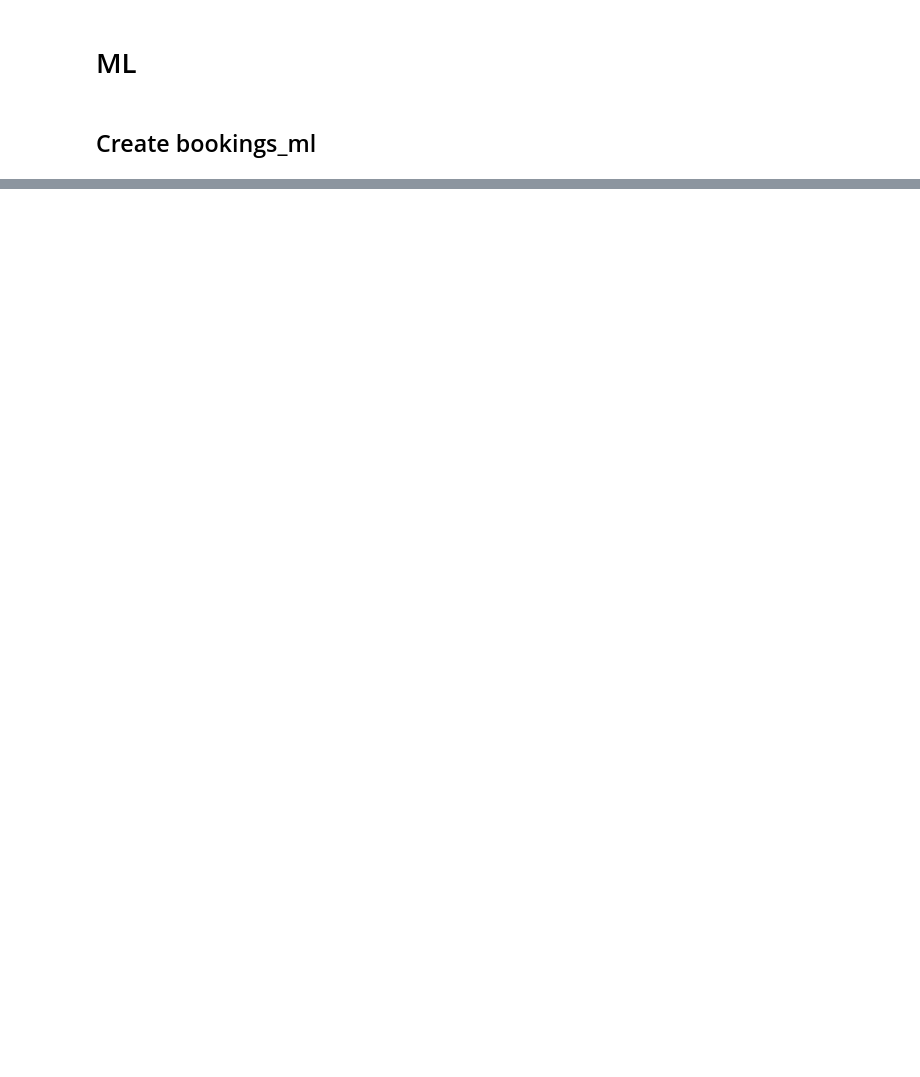
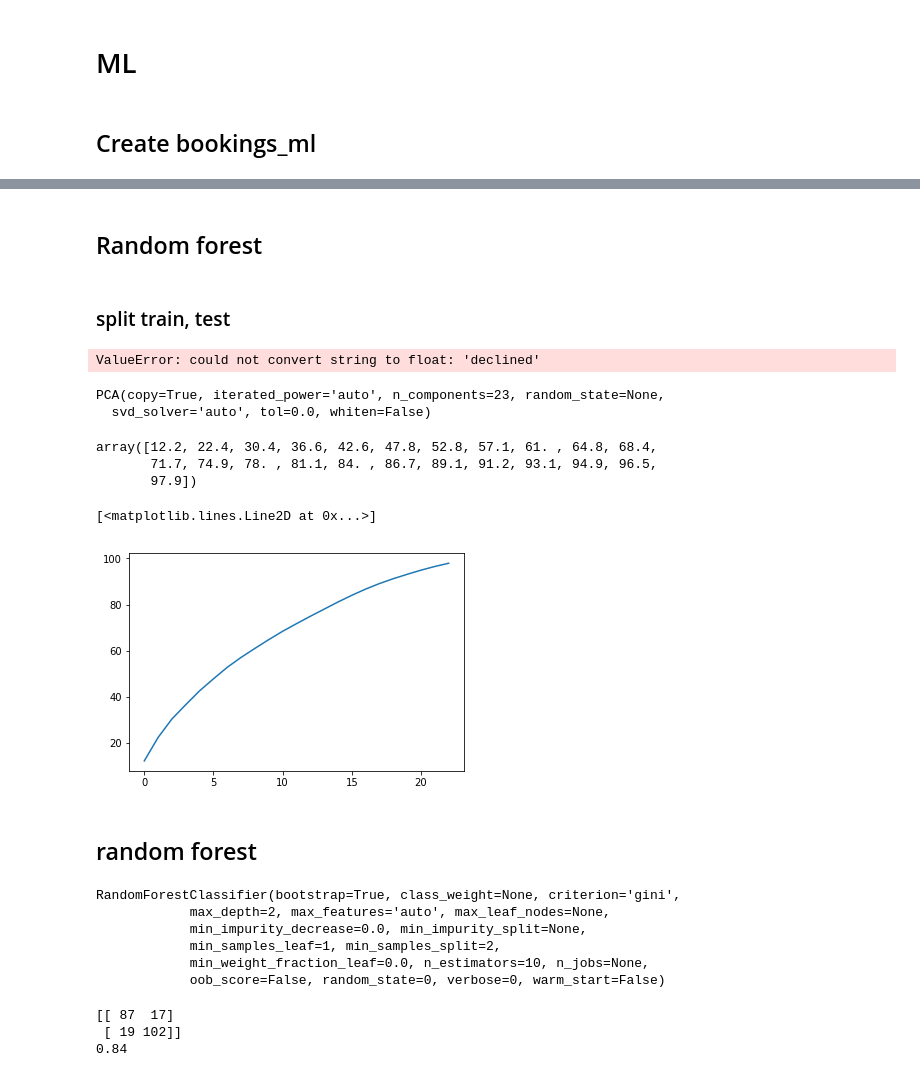
Before and after one commit to paguilmin/AppearHere_Test, a Jupyter notebook: analysis/exploration.ipynb, the cells around one changed output, grey strips where cells are left out. Cells and saved outputs as stored; diff of their text form; code cells hidden in the pictures; blank space fills up the shorter version.

```diff
--- a/analysis/exploration.ipynb
+++ b/analysis/exploration.ipynb
@@ -772,0 +1077,34 @@ y = df.iloc[:,4].values
+# %%
+# features parameters
+X = bookings_ml_ok.loc[:, bookings_ml_ok.columns != 'ending_stage']
+# feature to predict
+y = bookings_ml_ok.loc[:, bookings_ml_ok.columns == 'ending_stage']
+# %% [markdown]
+## Random forest
+# %% [markdown]
+### split train, test
+# %%
+scaler = StandardScaler()
+X = scaler.fit_transform(X)
+# %% [output]
+ValueError: could not convert string to float: 'declined'
+# %%
+pca = PCA(n_components=23)
+pca.fit(X)
+# %% [output]
+PCA(copy=True, iterated_power='auto', n_components=23, random_state=None,
+  svd_solver='auto', tol=0.0, whiten=False)
+# %%
+var = np.cumsum(np.round(pca.explained_variance_ratio_,decimals=3)*100)
+var
+# %% [output]
+array([12.2, 22.4, 30.4, 36.6, 42.6, 47.8, 52.8, 57.1, 61. , 64.8, 68.4,
+       71.7, 74.9, 78. , 81.1, 84. , 86.7, 89.1, 91.2, 93.1, 94.9, 96.5,
+       97.9])
+# %%
+plt.plot(var)
+# %% [output]
+[<matplotlib.lines.Line2D at 0x...>]
+[figure, added]
+# %% [markdown]
+## random forest
@@ -772,0 +1113,20 @@ y = df.iloc[:,4].values
+# %%
+classifier = RandomForestClassifier(max_depth=2,random_state=0)
+classifier.fit(X_train, y_train)
+# %% [output]
+RandomForestClassifier(bootstrap=True, class_weight=None, criterion='gini',
+            max_depth=2, max_features='auto', max_leaf_nodes=None,
+            min_impurity_decrease=0.0, min_impurity_split=None,
+            min_samples_leaf=1, min_samples_split=2,
+            min_weight_fraction_leaf=0.0, n_estimators=10, n_jobs=None,
+            oob_score=False, random_state=0, verbose=0, warm_start=False)
+# %%
+y_pred = classifier.predict(X_test)
+
+cm = confusion_matrix(y_test,y_pred)
+print(cm)
+print(accuracy_score(y_test,y_pred))
+# %% [output]
+[[ 87  17]
+ [ 19 102]]
+0.84
```
Also changed, not shown: parts of 116 cells of this notebook, 1 other file.
